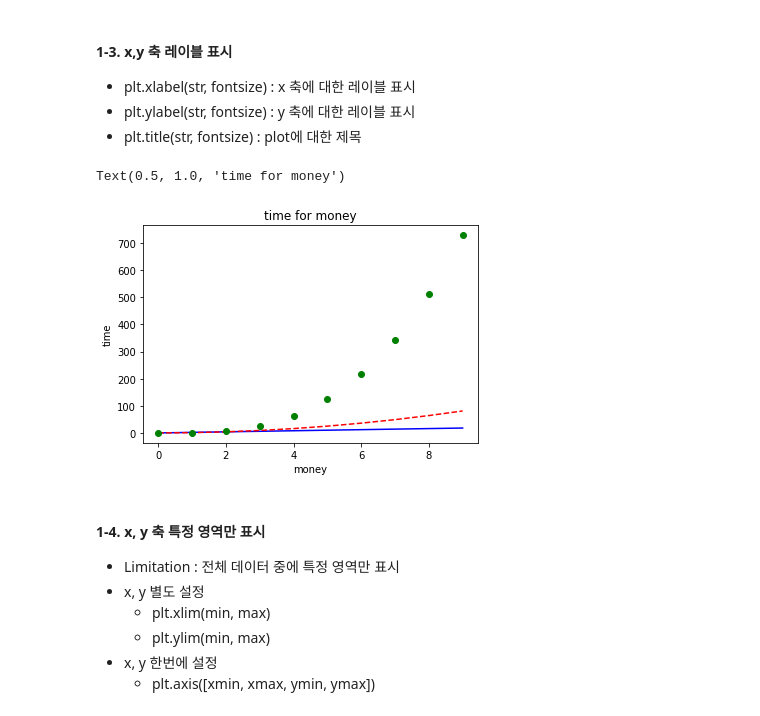
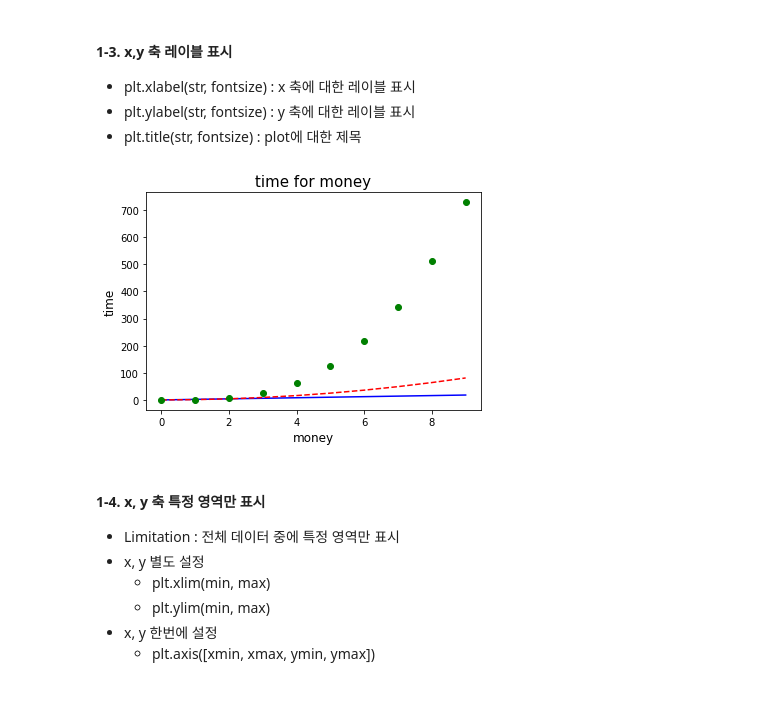
Before and after one commit to skyworld19/ds-school-advanced, a Jupyter notebook: Data_visualization_LAB.ipynb, the cells around one changed output. Drawn from its saved outputs; the diff is of its cells as text; code cells hidden in the pictures.

```diff
--- a/Data_visualization_LAB.ipynb
+++ b/Data_visualization_LAB.ipynb
@@ -96,10 +102,13 @@ plt.show()
 # %%
 # X축  'money',  Y축 'time'  제목 : 'time for money'
 x = np.arange(10)
 plt.plot(x, x*2, 'b-', x, x**2, 'r--', x, x**3, 'go')
+plt.xlabel('money', fontsize=12)
+plt.ylabel('time', fontsize=12)
+plt.title('time for money', fontsize=15)
+plt.show()
 # %% [output]
-Text(0.5, 1.0, 'time for money')
-[figure, old version]
+[figure, new version]
 # %% [markdown]
 #### 1-4. x, y 축 특정 영역만 표시
 - Limitation : 전체 데이터 중에 특정 영역만 표시
```
Also changed, not shown: parts of 26 cells of this notebook.
